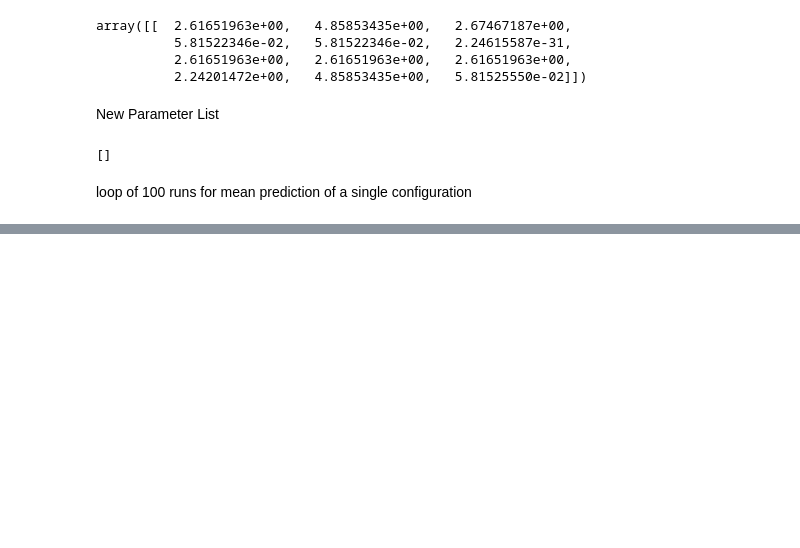
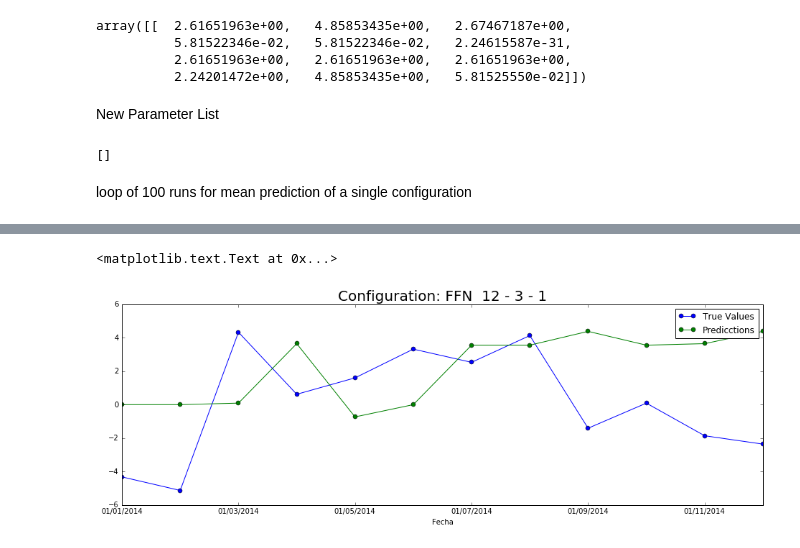
Before and after one commit to Ark93/RedNeuronal, a Jupyter notebook: FFNN.ipynb, the cells around one changed output, grey strips where cells are left out. Drawn from its saved outputs; the diff is of its cells as text; code cells hidden in the pictures; blank space fills up the shorter version.

```diff
--- a/FFNN.ipynb
+++ b/FFNN.ipynb
@@ -486,14 +489,16 @@ loop of 100 runs for mean prediction of a single configuration
 # %%
 MSEsum = 0
 sumPredictions = np.zeros((1,lags))
-for epoch in xrange(100):
+Predicts = np.zeros((10,lags))
+for epoch in xrange(10):
     ffn = trainFNN(ffn,TrainDS1,0.1,1000)
     predictions = get_ValPredictions(ffn,ValDS1)
+    Predicts[epoch]  = predictions
     mse = ValidationTest(ffn, ValDS1,ValOutput1, lags)
     MSEsum += mse
     sumPredictions += predictions
-MSEmean = MSEsum / 100
-MeanPredictions = sumPredictions / 100
+MSEmean = MSEsum / 10
+MeanPredictions = sumPredictions / 10
 # %%
 MeanPredictions
 # %% [output]
@@ -505,0 +509,5 @@ MeanPredictions
+# %%
+TSValPredictions = pd.Series(MeanPredictions[0].astype(float), index = TS.index[len(TS)-24:len(TS)-12])
+TSValOutputs = pd.Series(ValOutput1, index = TS.index[len(TS)-24:len(TS)-12])
+TSpredictions = TS.copy()
+TSpredictions[len(TS)-24:len(TS)-12] = TSValPredictions.copy()
@@ -505,0 +531,9 @@ MeanPredictions
+# %%
+fig = plt.figure()
+TSValOutputs.plot(style= 'o-', label = "True Values")
+TSValPredictions.plot(style = 'o-', label = "Predicctions")
+plt.legend()
+plt.title('Configuration: FFN  12 - 3 - 1', fontsize = 20)
+# %% [output]
+<matplotlib.text.Text at 0x...>
+[figure, added]
```
Also changed, not shown: parts of 20 cells of this notebook.
